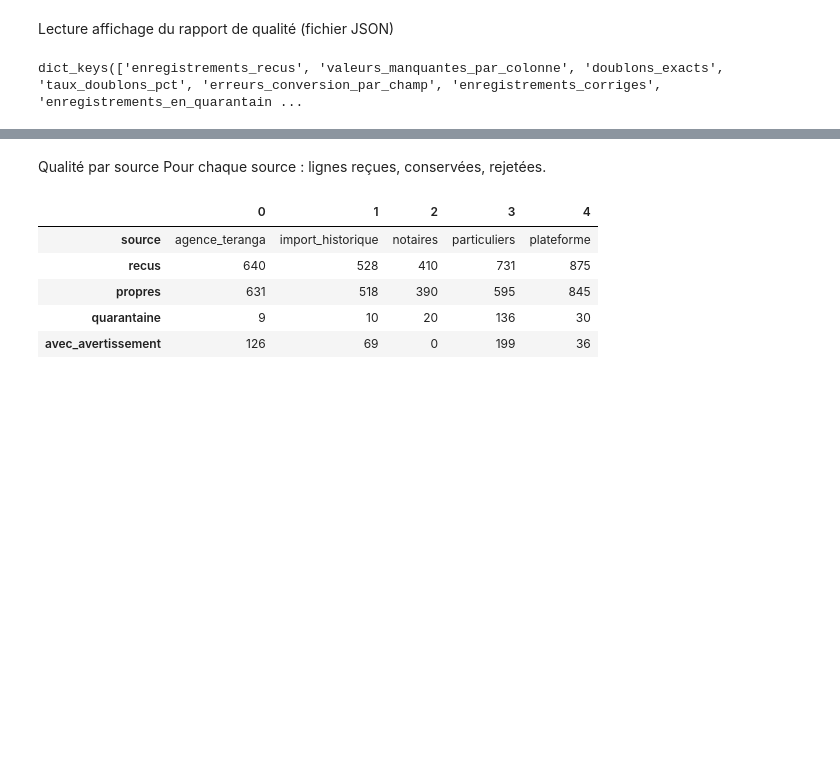
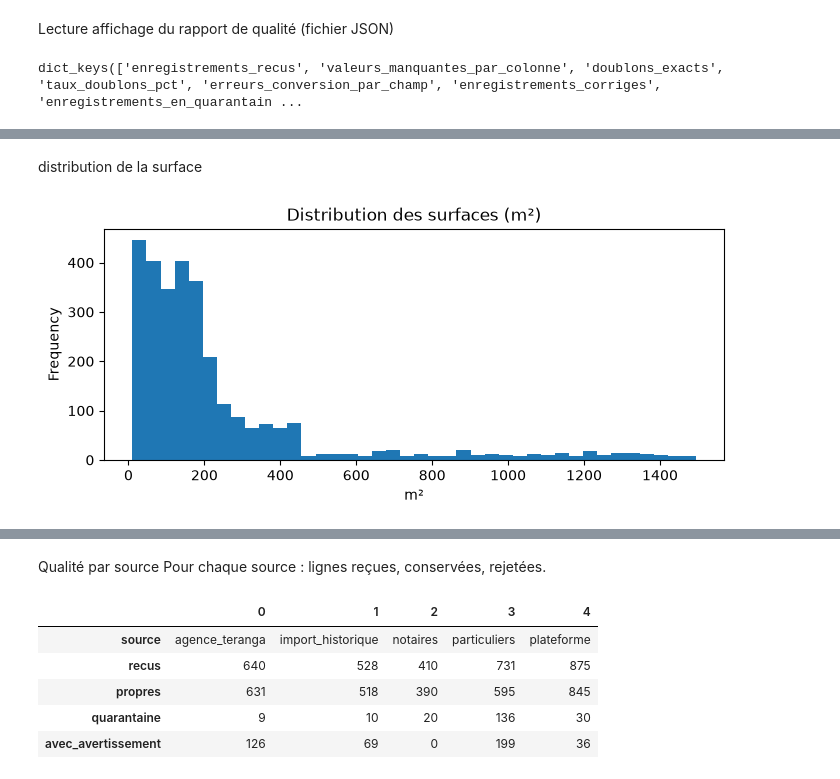
Before and after one commit to coumba-niang20/immo_analyse, a Jupyter notebook: notebooks/01_exploration.ipynb, the cells around one changed output, grey strips where cells are left out. Cells and saved outputs as stored; diff of their text form; code cells hidden in the pictures; blank space fills up the shorter version.

```diff
--- a/notebooks/01_exploration.ipynb
+++ b/notebooks/01_exploration.ipynb
@@ -46,0 +104,10 @@ dict_keys(['enregistrements_recus', 'valeurs_manquantes_par_colonne', 'doublons_
+# %% [markdown]
+distribution de la surface
+# %%
+# Histogramme de la surface
+propres["surface_propre"].plot(kind="hist", bins=40, figsize=(8, 3))
+plt.title("Distribution des surfaces (m²)")
+plt.xlabel("m²")
+plt.show()
+# %% [output]
+[figure, added]
```
Also changed, not shown: parts of 24 cells of this notebook.
